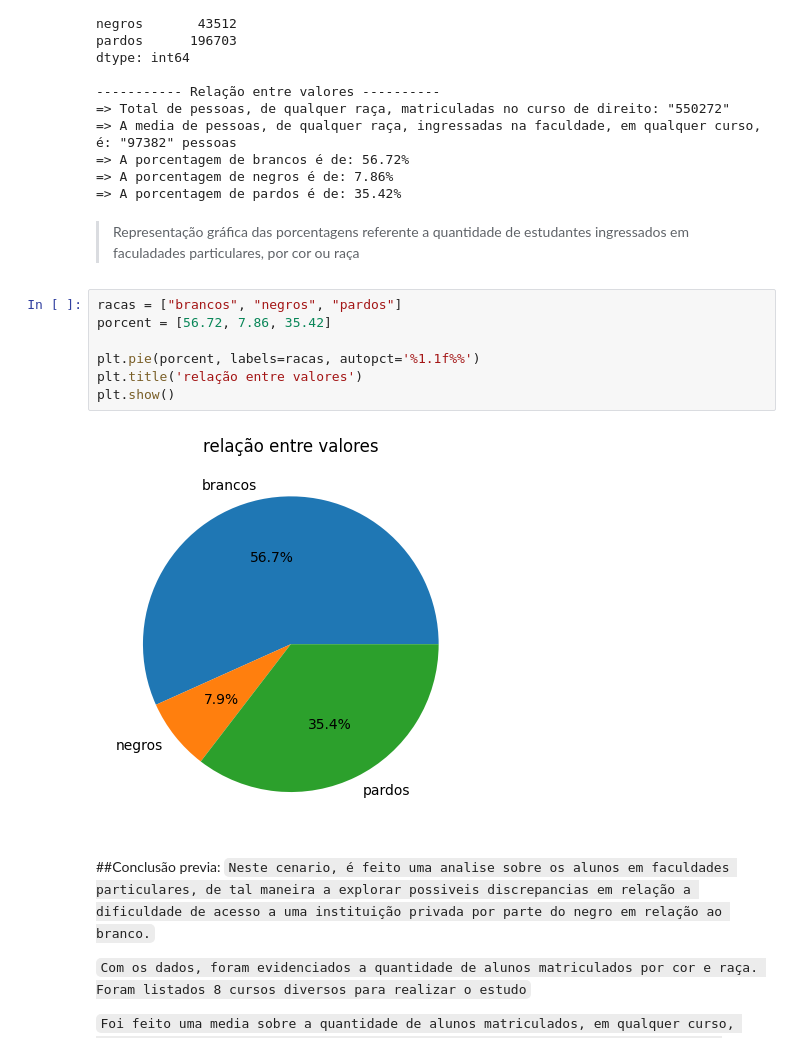
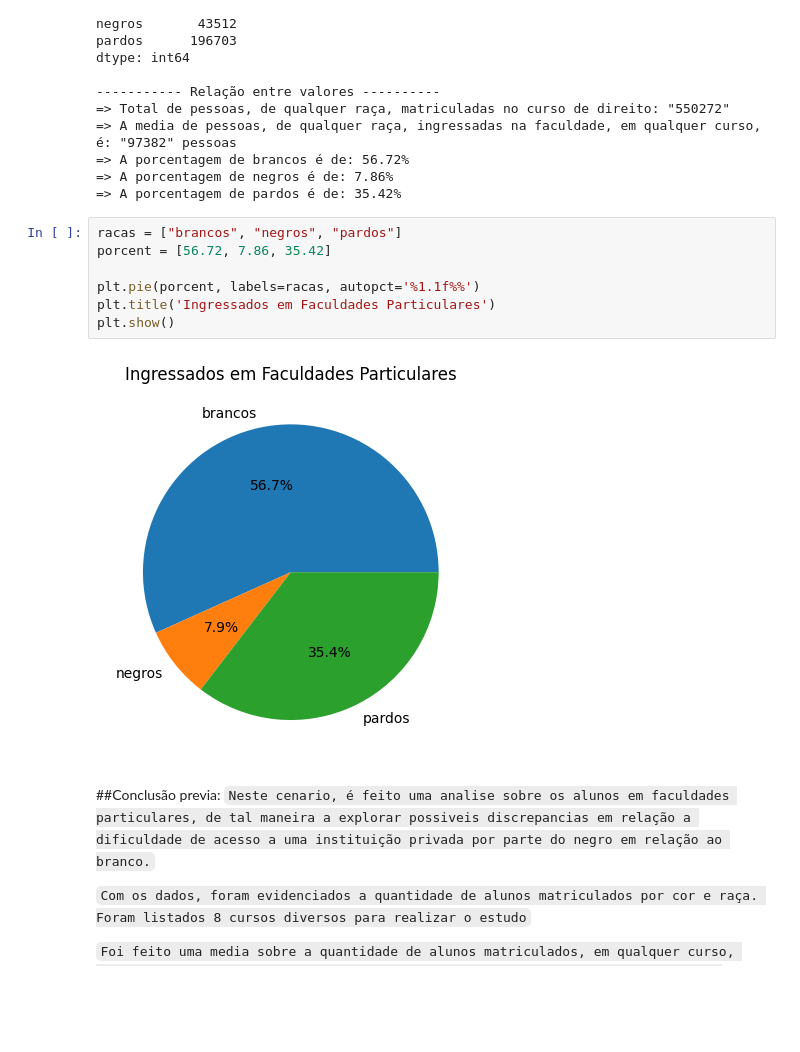
Before and after one commit to rootProject1/Main-Project, a Jupyter notebook: Dificuldade_de_acesso_a__educação_e_mercado_de_trabalho_pelos_negros_no_brasil_em_2021.ipynb, the cells around one changed output. Drawn from its saved outputs; the diff is of its cells as text; blank space fills up the shorter version.

```diff
--- a/Dificuldade_de_acesso_a__educação_e_mercado_de_trabalho_pelos_negros_no_brasil_em_2021.ipynb
+++ b/Dificuldade_de_acesso_a__educação_e_mercado_de_trabalho_pelos_negros_no_brasil_em_2021.ipynb
@@ -167,17 +165,15 @@ dtype: int64
 => A porcentagem de brancos é de: 56.72%
 => A porcentagem de negros é de: 7.86%
 => A porcentagem de pardos é de: 35.42%
-# %% [markdown]
-> Representação gráfica das porcentagens referente a quantidade de estudantes ingressados em faculadades particulares, por cor ou raça
 # %%
 racas = ["brancos", "negros", "pardos"]
 porcent = [56.72, 7.86, 35.42]
 
 plt.pie(porcent, labels=racas, autopct='%1.1f%%')
-plt.title('relação entre valores')
+plt.title('Ingressados em Faculdades Particulares')
 plt.show()
 # %% [output]
-[figure, old version]
+[figure, new version]
 # %% [markdown]
 ##Conclusão previa:
 `Neste cenario, é feito uma analise sobre os alunos em faculdades particulares, de tal maneira a explorar possiveis discrepancias em relação a dificuldade de acesso a uma instituição privada por parte do negro em relação ao branco.`
```
Also changed, not shown: parts of 7 cells of this notebook.
